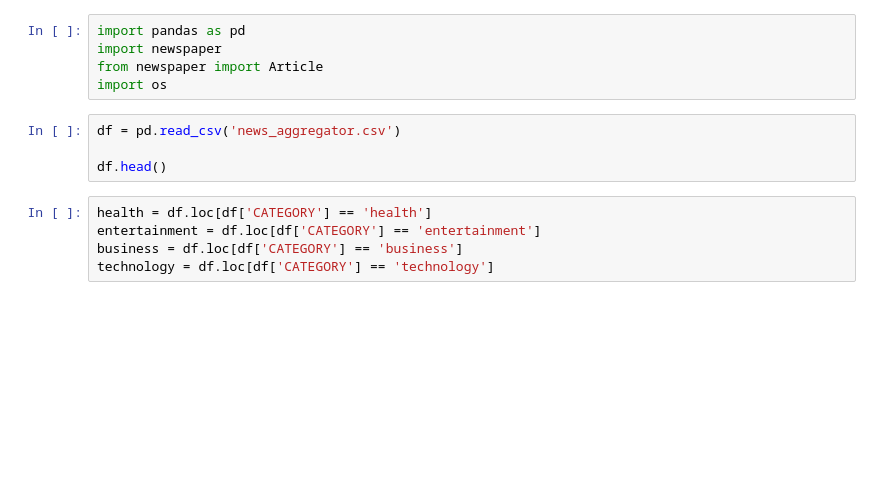
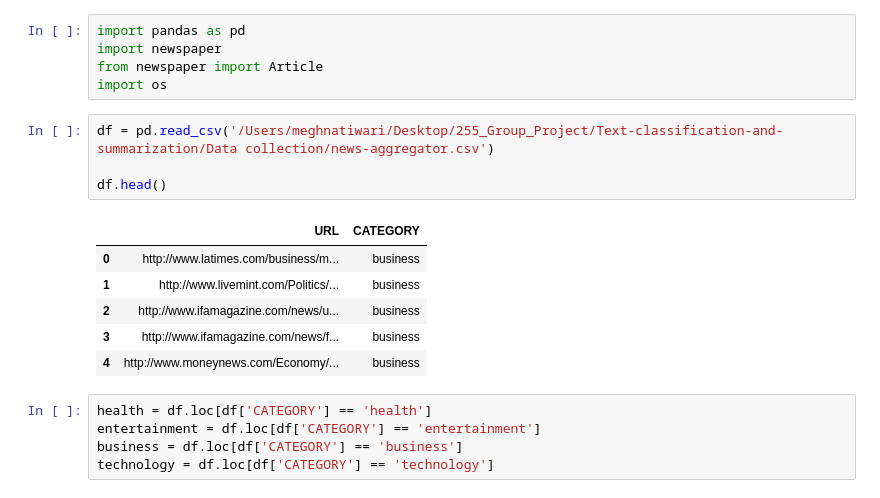
Before and after one commit to saiharshithreddy/Text-classification-and-summarization, a Jupyter notebook: Data collection/data scrapper.ipynb, the cells around one changed output. Saved outputs shown, nothing was run; the diff lists cells and outputs as text; blank space fills up the shorter version.

```diff
--- a/Data collection/data scrapper.ipynb
+++ b/Data collection/data scrapper.ipynb
@@ -4,9 +4,16 @@ import newspaper
 from newspaper import Article
 import os
 # %%
-df = pd.read_csv('news_aggregator.csv')
+df = pd.read_csv('/Users/meghnatiwari/Desktop/255_Group_Project/Text-classification-and-summarization/Data collection/news-aggregator.csv')
 
 df.head()
+# %% [output]
+|  | URL | CATEGORY |
+| 0 | http://www.latimes.com/business/m... | business |
+| 1 | http://www.livemint.com/Politics/... | business |
+| 2 | http://www.ifamagazine.com/news/u... | business |
+| 3 | http://www.ifamagazine.com/news/f... | business |
+| 4 | http://www.moneynews.com/Economy/... | business |
 # %%
 health = df.loc[df['CATEGORY'] == 'health']
 entertainment = df.loc[df['CATEGORY'] == 'entertainment']
```
Also changed, not shown: parts of 6 cells of this notebook, 4 other files.
